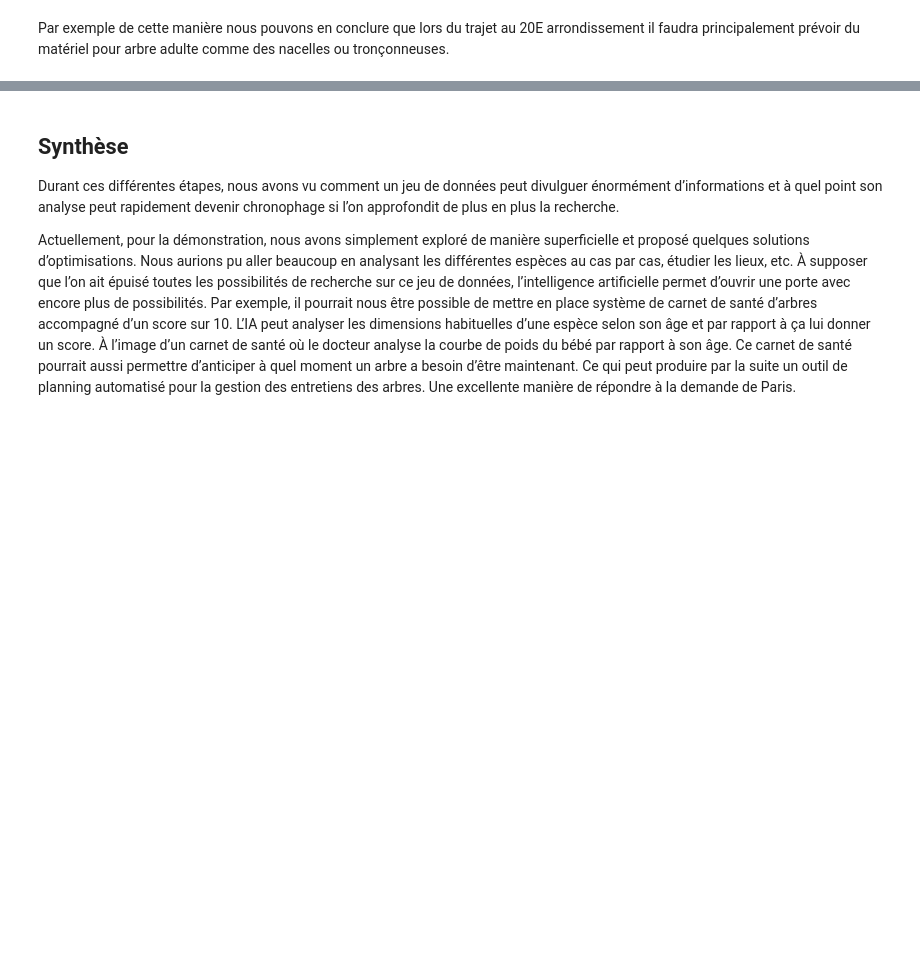
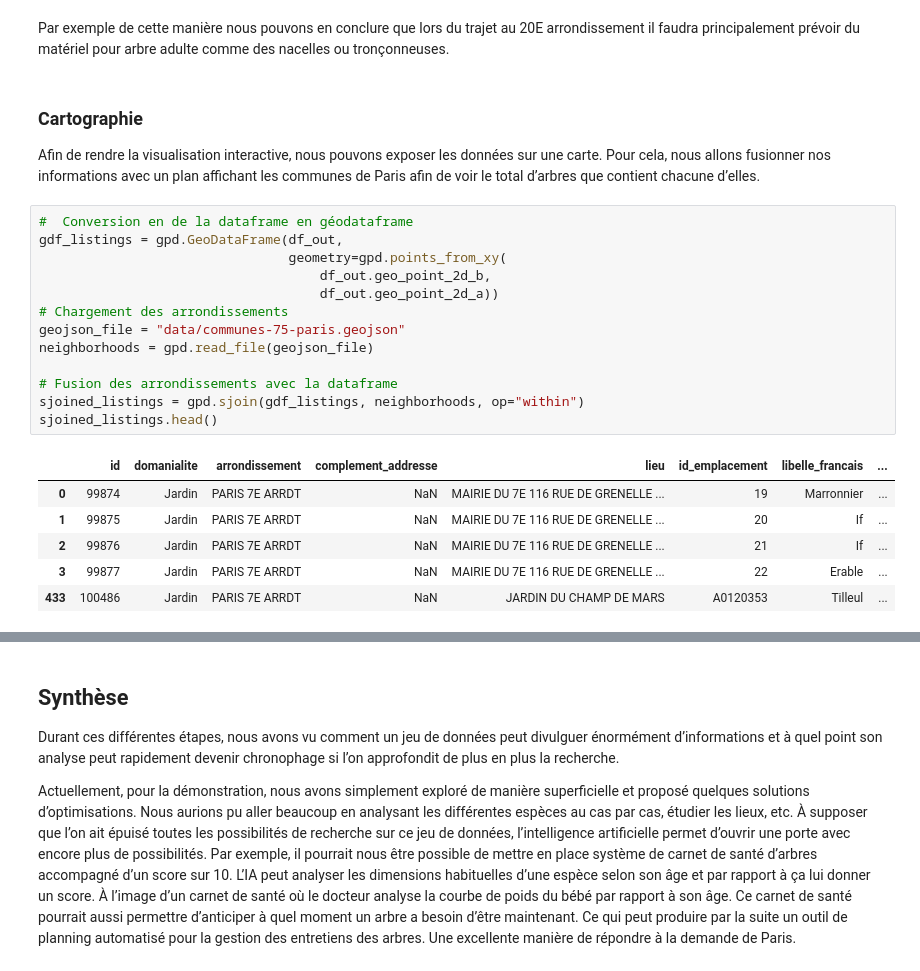
Before and after one commit to Abdess/vegetalisons_paris, a Jupyter notebook: P2_01_notebook.ipynb, the cells around one changed output, grey strips where cells are left out. Cells and saved outputs as stored; diff of their text form; blank space fills up the shorter version.

```diff
--- a/P2_01_notebook.ipynb
+++ b/P2_01_notebook.ipynb
@@ -631,3 +628,28 @@ sns.heatmap(df_out[["arrondissement", "stade_developpement"
 [figure]
 # %% [markdown]
 Par exemple de cette manière nous pouvons en conclure que lors du trajet au 20E arrondissement il faudra principalement prévoir du matériel pour arbre adulte comme des nacelles ou tronçonneuses.
+# %% [markdown]
+### Cartographie
+
+Afin de rendre la visualisation interactive, nous pouvons exposer les données sur une carte.
+Pour cela, nous allons fusionner nos informations avec un plan affichant les communes de Paris afin de voir le total d’arbres que contient chacune d’elles.
+# %%
+#  Conversion en de la dataframe en géodataframe
+gdf_listings = gpd.GeoDataFrame(df_out,
+                                geometry=gpd.points_from_xy(
+                                    df_out.geo_point_2d_b,
+                                    df_out.geo_point_2d_a))
+# Chargement des arrondissements
+geojson_file = "data/communes-75-paris.geojson"
+neighborhoods = gpd.read_file(geojson_file)
+
+# Fusion des arrondissements avec la dataframe
+sjoined_listings = gpd.sjoin(gdf_listings, neighborhoods, op="within")
+sjoined_listings.head()
+# %% [output]
+|  | id | domanialite | arrondissement | complement_addresse | lieu | id_emplacement | libelle_francais | ... |
+| 0 | 99874 | Jardin | PARIS 7E ARRDT | NaN | MAIRIE DU 7E 116 RUE DE GRENELLE ... | 19 | Marronnier | ... |
+| 1 | 99875 | Jardin | PARIS 7E ARRDT | NaN | MAIRIE DU 7E 116 RUE DE GRENELLE ... | 20 | If | ... |
+| 2 | 99876 | Jardin | PARIS 7E ARRDT | NaN | MAIRIE DU 7E 116 RUE DE GRENELLE ... | 21 | If | ... |
+| 3 | 99877 | Jardin | PARIS 7E ARRDT | NaN | MAIRIE DU 7E 116 RUE DE GRENELLE ... | 22 | Erable | ... |
+| 433 | 100486 | Jardin | PARIS 7E ARRDT | NaN | JARDIN DU CHAMP DE MARS | A0120353 | Tilleul | ... |
```
Also changed, not shown: parts of 10 cells of this notebook, 2 other files.
